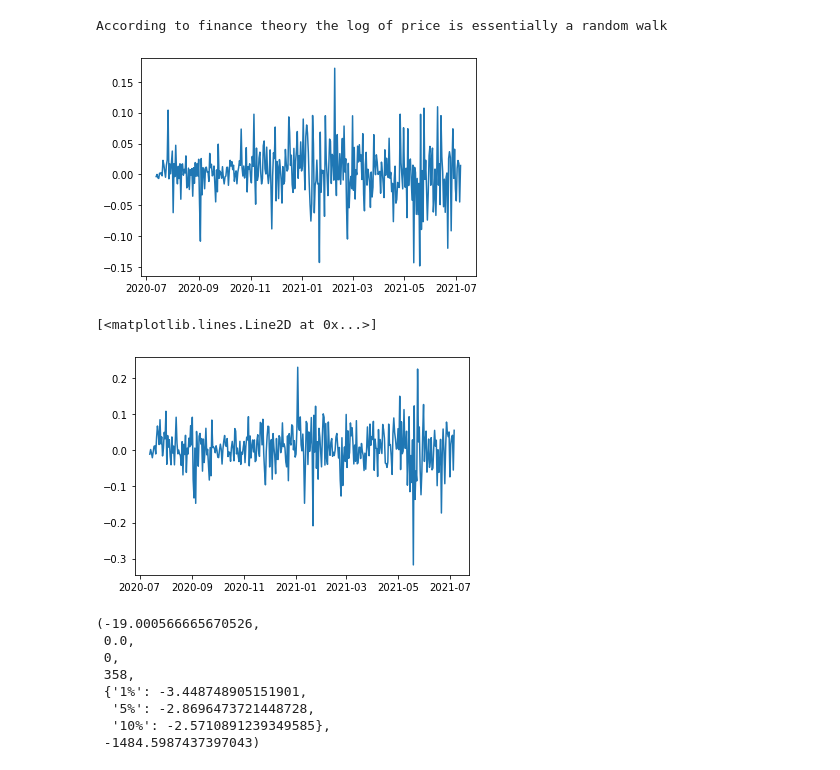
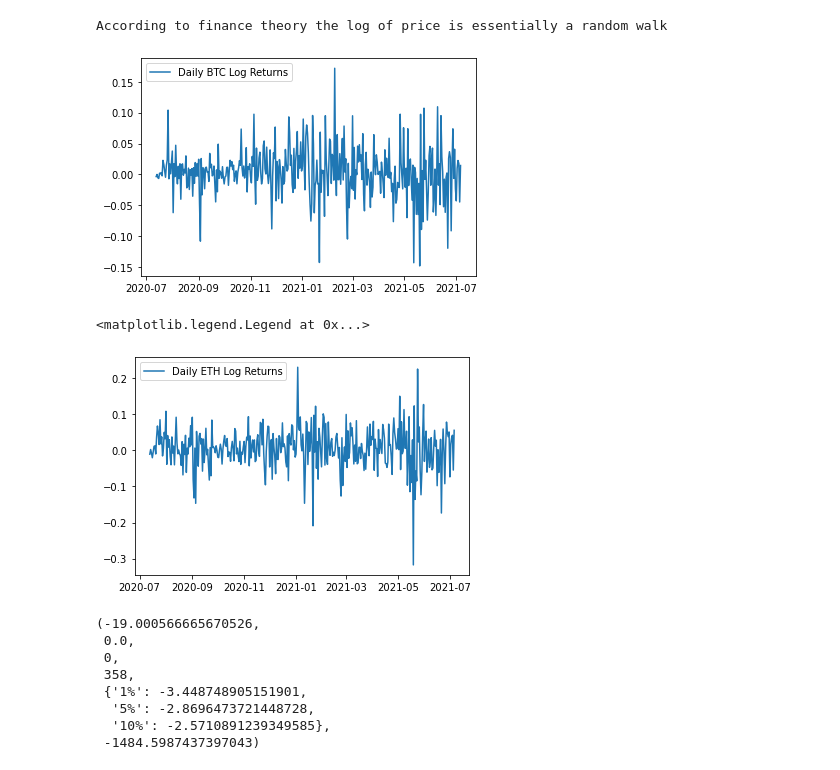
Before and after one commit to DataTortuga/crypto-pair-trade-analysis, a Jupyter notebook: BTC-ETH-Pair-Trade/BTC-ETH-Pair-Trade2.ipynb, the cells around one changed output. Drawn from its saved outputs; the diff is of its cells as text; code cells hidden in the pictures.

```diff
--- a/BTC-ETH-Pair-Trade/BTC-ETH-Pair-Trade2.ipynb
+++ b/BTC-ETH-Pair-Trade/BTC-ETH-Pair-Trade2.ipynb
@@ -247,15 +247,17 @@ for i in range(len(log_close_btc)):
     spread_btc.append(log_close_btc[i+1]-log_close_btc[i])
     spread_eth.append(log_close_eth[i+1]-log_close_eth[i])
 # %%
-plt.plot(log_close_btc.index[:-1],spread_btc)
+plt.plot(log_close_btc.index[:-1],spread_btc, label='Daily BTC Log Returns')
+plt.legend()
 plt.show()
 # %% [output]
-[figure, old version]
+[figure, new version]
 # %%
-plt.plot(log_close_eth.index[:-1],spread_eth)
+plt.plot(log_close_eth.index[:-1],spread_eth, label='Daily ETH Log Returns')
+plt.legend()
 # %% [output]
-[<matplotlib.lines.Line2D at 0x...>]
+<matplotlib.legend.Legend at 0x...>
-[figure, old version]
+[figure, new version]
 # %%
 import statsmodels.api as sm
 import statsmodels.tsa.stattools as ts
```
Also changed, not shown: parts of 7 cells of this notebook.
